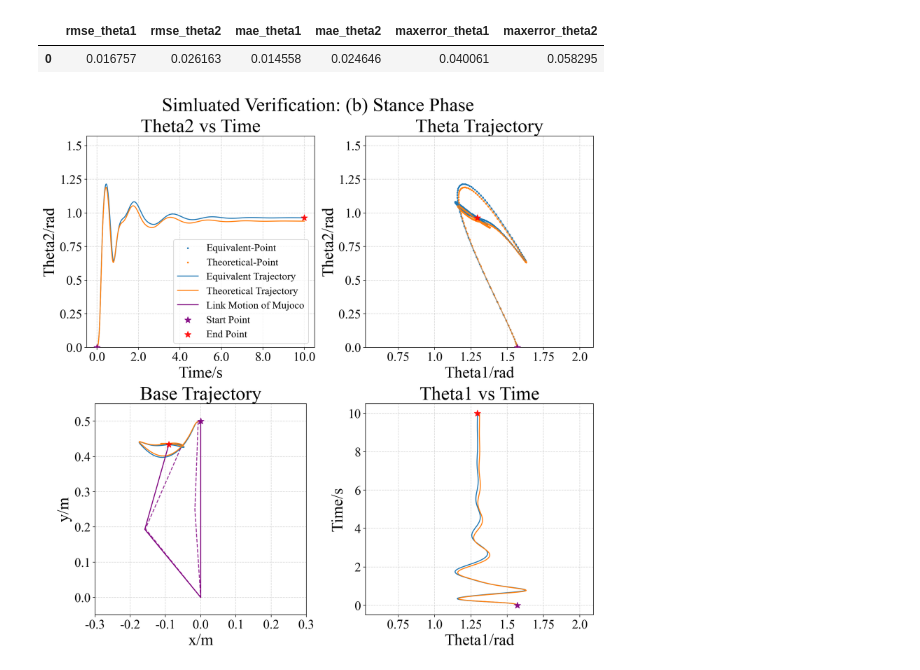
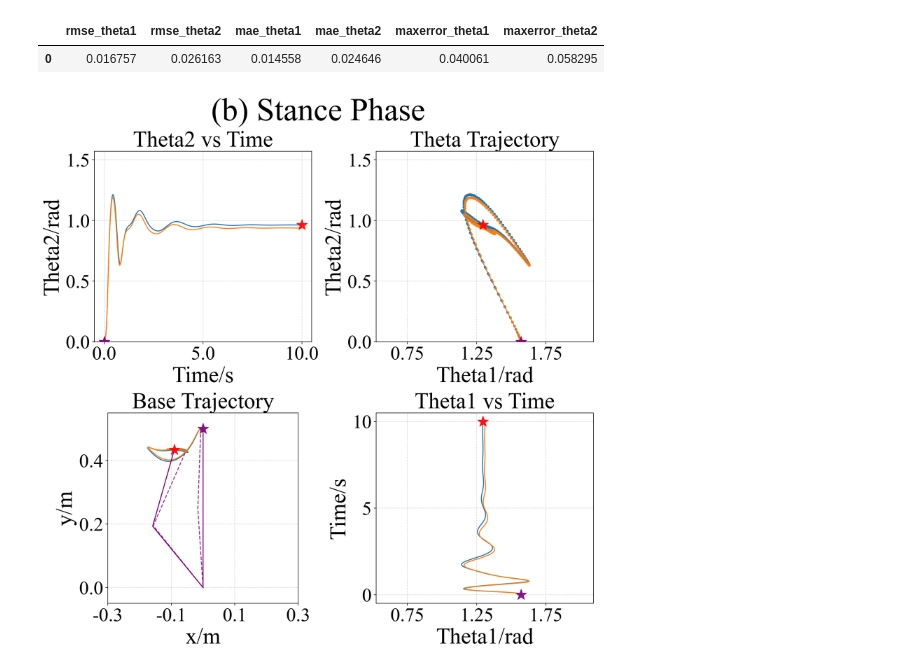
Before and after one commit to fly-pigTH/EquiMus, a Jupyter notebook: src/simulated_verify/dynamic/stance_analysis.ipynb, the cells around one changed output. Drawn from its saved outputs; the diff is of its cells as text; code cells hidden in the pictures.

```diff
--- a/src/simulated_verify/dynamic/stance_analysis.ipynb
+++ b/src/simulated_verify/dynamic/stance_analysis.ipynb
@@ -54,17 +54,17 @@ from matplotlib import rcParams
 config = {
     "font.family": 'Times New Roman',  # Set font type
     "axes.unicode_minus": False,  # Solve the problem of negative sign not displaying
-    "font.size": 30,  # Set font size
-    "axes.titlesize": 30,  # Set title font size
-    "axes.labelsize": 25,  # Set axis label font size
-    "xtick.labelsize": 20,  # Set x-axis tick font size
-    "ytick.labelsize": 20,  # Set y-axis tick font size
+    "font.size": 40,  # Set font size
+    "axes.titlesize": 35,  # Set title font size
+    "axes.labelsize": 35,  # Set axis label font size
+    "xtick.labelsize": 30,  # Set x-axis tick font size
+    "ytick.labelsize": 30,  # Set y-axis tick font size
 }
 rcParams.update(config)
 
 legendSet = {
     'loc': 'upper right',
-    'fontsize': 16,
+    'fontsize': 30,
 }
 
 fig, axs = plt.subplots(2, 2, figsize=(12, 12), dpi=200, constrained_layout=True)  # Two rows and two columns layout
@@ -78,23 +78,23 @@ axs[0, 0].set_title('Theta2 vs Time')
 axs[0, 0].grid(True, linestyle='--', alpha=0.5)
 
 # Mark start and end points
-axs[0, 0].scatter(t_interp[0], theta2_sim_interp[0], s=100, color='purple', marker='*', alpha=0.9, zorder=5)
-axs[0, 0].scatter(t_interp[-1], theta2_sim_interp[-1], s=100, color='red', marker='*', alpha=0.9, zorder=5)
+axs[0, 0].scatter(t_interp[0], theta2_sim_interp[0], s=300, color='purple', marker='*', alpha=0.9, zorder=5)
+axs[0, 0].scatter(t_interp[-1], theta2_sim_interp[-1], s=300, color='red', marker='*', alpha=0.9, zorder=5)
 
 edge = math.pi/6 * 0
 axs[0, 0].set_ylim([0, math.pi/2])
 axs[0, 0].set_xlim([-0.5, 10.5])
 
-axs[0, 0].set_xticks(np.arange(0, 10.5, 2))
-axs[0, 0].set_xticklabels([f'{round(i, 0)}' for i in np.arange(0, 10.5, 2)])
-axs[0, 0].set_yticks(np.arange(0, math.pi/2+edge, 0.25))
-axs[0, 0].set_yticklabels([f'{round(i, 2)}' for i in np.arange(0, math.pi/2+edge, 0.25)])
+axs[0, 0].set_xticks(np.arange(0, 10.5, 5))
+axs[0, 0].set_xticklabels([f'{round(i, 0)}' for i in np.arange(0, 10.5, 5)])
+axs[0, 0].set_yticks(np.arange(0, math.pi/2+edge, 0.5))
+axs[0, 0].set_yticklabels([f'{round(i, 2)}' for i in np.arange(0, math.pi/2+edge, 0.5)])
 
 # --- Top right: Trajectory plot ---
 axs[0, 1].plot(theta1_sim_interp, theta2_sim_interp, alpha=0.6)  # Line
-axs[0, 1].scatter(theta1_sim_interp, theta2_sim_interp, s=3, label='Equivalent-Point')  # Scatter points
+axs[0, 1].scatter(theta1_sim_interp, theta2_sim_interp, s=10)  # Scatter points
 axs[0, 1].plot(theta1_theo_interp, theta2_theo_interp, alpha=0.6)  # Line
-axs[0, 1].scatter(theta1_theo_interp, theta2_theo_interp, s=3, label='Theoretical-Point')  # Scatter points
+axs[0, 1].scatter(theta1_theo_interp, theta2_theo_interp, s=10)  # Scatter points
 
 axs[0, 1].set_xlabel('Theta1/rad')
 axs[0, 1].set_ylabel('Theta2/rad')
@@ -104,14 +104,14 @@ axs[0, 1].set_ylim([0-edge, math.pi/2+edge])
 
 axs[0, 1].grid(True, linestyle='--', alpha=0.5)
 
-axs[0, 1].set_xticks(np.arange(0.75, math.pi*2/3+edge, 0.25))
-axs[0, 1].set_xticklabels([f'{round(i, 2)}' for i in np.arange(0.75, math.pi*2/3+edge, 0.25)])
-axs[0, 1].set_yticks(np.arange(0, math.pi/2+edge, 0.25))
-axs[0, 1].set_yticklabels([f'{round(i, 2)}' for i in np.arange(0, math.pi/2+edge, 0.25)])
+axs[0, 1].set_xticks(np.arange(0.75, math.pi*2/3+edge, 0.5))
+axs[0, 1].set_xticklabels([f'{round(i, 2)}' for i in np.arange(0.75, math.pi*2/3+edge, 0.5)])
+axs[0, 1].set_yticks(np.arange(0, math.pi/2+edge, 0.5))
+axs[0, 1].set_yticklabels([f'{round(i, 2)}' for i in np.arange(0, math.pi/2+edge, 0.5)])
 
 # Mark start and end points
-axs[0, 1].scatter(theta1_sim_interp[0], theta2_sim_interp[0], s=100, color='purple', marker='*', alpha=0.9, zorder=5)
-axs[0, 1].scatter(theta1_sim_interp[-1], theta2_sim_interp[-1], s=100, color='red', marker='*', alpha=0.9, zorder=5)
+axs[0, 1].scatter(theta1_sim_interp[0], theta2_sim_interp[0], s=300, color='purple', marker='*', alpha=0.9, zorder=5)
+axs[0, 1].scatter(theta1_sim_interp[-1], theta2_sim_interp[-1], s=300, color='red', marker='*', alpha=0.9, zorder=5)
 
 # --- Bottom left: a_1cos(theta1) + a_2cos(theta2) ---
 a1 = 0.25
@@ -167,57 +167,60 @@ axs[1, 0].plot(base_x_matlab, base_y_matlab, label='Theoretical Trajectory')
 index_interesting = [0, -1, len(t_interp)//30, len(t_interp)//100]
 
 for index in index_interesting:
-    axs[1, 0].plot([base_x_mujoco[index], knee_x_mujoco[index], x_mujoco[index]], [base_y_mujoco[index], knee_y_mujoco[index], y_mujoco[index]], '-' if index < 2 else '--', color='purple', markersize=10, alpha=1 if index < 2 else 0.8, label="Link Motion of Mujoco" if index==0 else "")
+    axs[1, 0].plot([base_x_mujoco[index], knee_x_mujoco[index], x_mujoco[index]], [base_y_mujoco[index], knee_y_mujoco[index], y_mujoco[index]], '-' if index < 2 else '--', color='purple', markersize=10, alpha=1 if index < 2 else 0.8, label="Link Motion in Mujoco" if index==0 else "")
 
-axs[1, 0].scatter(base_x_mujoco[0], base_y_mujoco[0], s=100, color='purple', label='Start Point', marker='*', alpha=0.9, zorder=5)
-axs[1, 0].scatter(base_x_mujoco[-1], base_y_mujoco[-1], s=100, color='red', label='End Point', marker='*', alpha=0.9, zorder=5)
+axs[1, 0].scatter(base_x_mujoco[0], base_y_mujoco[0], s=300, color='purple', label='Start Point', marker='*', alpha=0.9, zorder=5)
+axs[1, 0].scatter(base_x_mujoco[-1], base_y_mujoco[-1], s=300, color='red', label='End Point', marker='*', alpha=0.9, zorder=5)
 
 axs[1, 0].set_xlabel('x/m')
 axs[1, 0].set_ylabel('y/m')
 
 axs[1, 0].set_xlim([-0.3, 0.3])
 axs[1, 0].set_ylim(np.array([-0.05, 0.55]))
 
-axs[1, 0].set_xticks(np.arange(-0.3, 0.35, 0.1))
-axs[1, 0].set_xticklabels([f'{round(i, 2)}' for i in np.arange(-0.3, 0.35, 0.1)])
-axs[1, 0].set_yticks(np.arange(0, 0.55, 0.1))
-axs[1, 0].set_yticklabels([f'{round(i, 2)}' for i in np.arange(0, 0.55, 0.1)])
+axs[1, 0].set_xticks(np.arange(-0.3, 0.35, 0.2))
+axs[1, 0].set_xticklabels([f'{round(i, 2)}' for i in np.arange(-0.3, 0.35, 0.2)])
+axs[1, 0].set_yticks(np.arange(0, 0.55, 0.2))
+axs[1, 0].set_yticklabels([f'{round(i, 2)}' for i in np.arange(0, 0.55, 0.2)])
 
 axs[1, 0].set_aspect('equal', adjustable='box')
 axs[1, 0].grid(True, linestyle='--', alpha=0.5)
 axs[1, 0].set_title('Base Trajectory')
 
 # --- Right Down：theta1 vs t ---
 axs[1, 1].plot(theta1_sim_interp, t_interp)
 axs[1, 1].plot(theta1_theo_interp, t_interp)
 
 axs[1, 1].set_xlabel('Theta1/rad')
 axs[1, 1].set_ylabel('Time/s')
 
-axs[1, 1].scatter(theta1_sim_interp[0], t_interp[0], s=100, color='purple', marker='*', alpha=0.9, zorder=5)
-axs[1, 1].scatter(theta1_sim_interp[-1], t_interp[-1], s=100, color='red', marker='*', alpha=0.9, zorder=5)
+axs[1, 1].scatter(theta1_sim_interp[0], t_interp[0], s=300, color='purple', marker='*', alpha=0.9, zorder=5)
+axs[1, 1].scatter(theta1_sim_interp[-1], t_interp[-1], s=300, color='red', marker='*', alpha=0.9, zorder=5)
 
 axs[1, 1].set_title('Theta1 vs Time')
 axs[1, 1].set_xlim([math.pi/6, math.pi*2/3])
 
 axs[1, 1].grid(True, linestyle='--', alpha=0.5)
 
-axs[1, 1].set_xticks(np.arange(0.75, math.pi*2/3, 0.25))
-axs[1, 1].set_xticklabels([f'{round(i, 2)}' for i in np.arange(0.75, math.pi*2/3, 0.25)])
-axs[1, 1].set_yticks(np.arange(0, 11, 2))
-axs[1, 1].set_yticklabels([f'{round(i, 1)}' for i in np.arange(0, 11, 2)])
+axs[1, 1].set_xticks(np.arange(0.75, math.pi*2/3, 0.5))
+axs[1, 1].set_xticklabels([f'{round(i, 2)}' for i in np.arange(0.75, math.pi*2/3, 0.5)])
+axs[1, 1].set_yticks(np.arange(0, 11, 5))
+axs[1, 1].set_yticklabels([f'{round(i, 1)}' for i in np.arange(0, 11, 5)])
 
-fig.legend(
-    loc='upper left',
-    bbox_to_anchor=(0.23, 0.75),
-    fontsize=legendSet['fontsize'],
-    frameon=True
-)
+# fig.legend(
+#     # loc='upper left',
+#     loc='lower center',
+#     # bbox_to_anchor=(0.23, 0.75),
+#     bbox_to_anchor=(0.5, -0.23),
+#     fontsize=legendSet['fontsize'],
+#     frameon=True,
+#     ncol=5,  # 图例列数，换行自动处理
+# )
 
-fig.suptitle("Simluated Verification: (b) Stance Phase", fontsize=30)
+fig.suptitle("(b) Stance Phase", fontsize=50)
 plt.show()
 
 # Save
 fig.savefig('figure/stance_phase.png', dpi=200, bbox_inches='tight')
 # %% [output]
-[figure, old version]
+[figure, new version]
```
Also changed, not shown: 15 other files.
